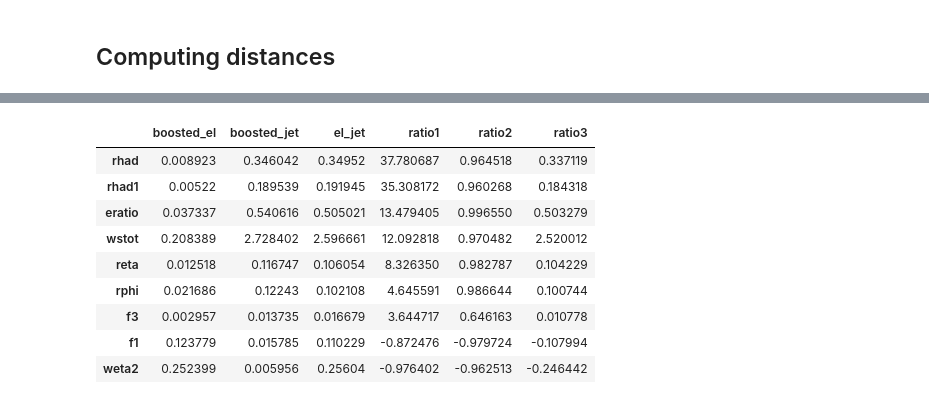
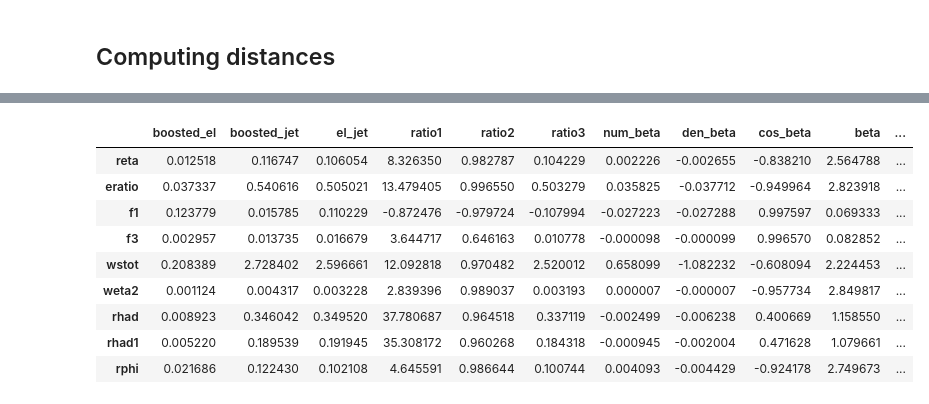
Before and after one commit to lucasbanunes/ringer, a Jupyter notebook: wasserstein_selection.ipynb, the cells around one changed output, grey strips where cells are left out. Saved outputs shown, nothing was run; the diff lists cells and outputs as text; code cells hidden in the pictures.

Commit message:
Finished analysis with wasserstein_selection.ipynb

```diff
--- a/wasserstein_selection.ipynb
+++ b/wasserstein_selection.ipynb
@@ -23,7 +32,7 @@ boosted_path = os.path.join(datapath,
 ## Loading data
 # %%
 basepath = os.path.join('..', '..')
-datapath = os.path.join(basepath, 'x')
+datapath = os.path.join(basepath, 'data')
 var_infos = pd.read_csv(var_info_path, index_col=0, dtype=VAR_INFOS_DTYPES)
 is_ss = var_infos['type'] == 'shower_shape'
 shower_shapes_names =  var_infos.loc[is_ss, 'name'].to_list()
@@ -31,6 +40,7 @@ shower_shapes_cols = var_infos.loc[is_ss & (~var_infos['l2calo'].isnull()), 'l2c
 shower_shapes_cols += var_infos.loc[is_ss & (var_infos['l2calo'].isnull()), 'offline'].to_list()
 shower_shapes = dict(zip(shower_shapes_names, shower_shapes_cols))
 print(f'Selected shower shapes {", " .join(shower_shapes_cols)}')
+var_infos.set_index('name', inplace=True)
 var_infos
 # %% [output]
 Selected shower shapes trig_L2_cl_reta, trig_L2_cl_eratio, trig_L2_cl_f1, trig_L2_cl_f3, trig_L2_cl_wstot, trig_L2_cl_weta2, el_rhad, el_rhad1, el_rphi
@@ -106,7 +117,7 @@ data = {
 # %%
 ss_filters = {
     'f3': lambda x: x,
-    'weta2': lambda x: x[x <= 99],
+    'weta2': lambda x: x[x < 98],
     'reta': lambda x: x,
     'wstot': lambda x: x[x != -9999],
     'eratio': lambda x: x[x < 98],
@@ -116,18 +127,20 @@ ss_filters = {
     'rhad1': lambda x:x
 }
 # %%
-data_combinations = combinations(data.keys(), 2)
-combinations_str = [f'{left}_{right}' for left, right in combinations(data.keys(), 2)]
-wass_distances = pd.DataFrame(index=shower_shapes, columns=combinations_str)
-for ss_name, ss_col in shower_shapes.items():
-    if ss_name != 'weta2':
-        continue
-    for left, right in combinations(data.keys(), 2):
-        logger.info(f'{ss_name}: computing wasserstein_distance({left}, {right})')
-        filter = ss_filters[ss_name]
-        left_data = ss_filters[ss_name](data[left][ss_col])
-        right_data = ss_filters[ss_name](data[right][ss_col])
-        wass_distances.loc[ss_name, f'{left}_{right}'] = wasserstein_distance(left_data, right_data)
-wass_distances.to_csv(os.path.join(datapath, 'wass_distances_v2.csv'))
+out_filepath = os.path.join(datapath, 'wass_distances.csv')
+if os.path.exists(out_filepath):
+    wass_distances = pd.read_csv(out_filepath, index_col=0)
+else:
+    data_combinations = combinations(data.keys(), 2)
+    combinations_str = [f'{left}_{right}' for left, right in combinations(data.keys(), 2)]
+    wass_distances = pd.DataFrame(index=shower_shapes, columns=combinations_str)
+    for ss_name, ss_col in shower_shapes.items():
+        for left, right in combinations(data.keys(), 2):
+            logger.info(f'{ss_name}: computing wasserstein_distance({left}, {right})')
+            filter = ss_filters[ss_name]
+            left_data = ss_filters[ss_name](data[left][ss_col])
+            right_data = ss_filters[ss_name](data[right][ss_col])
+            wass_distances.loc[ss_name, f'{left}_{right}'] = wasserstein_distance(left_data, right_data)
+    wass_distances.to_csv(out_filepath)
 wass_distances
 # %% [output]
@@ -152,16 +157,22 @@ ratio3=lambda x: (x['boosted_jet']-x['boosted_el']))
 # %%
-for ratio, get_ratio in ratios.items():
-    wass_distances[ratio] = wass_distances.apply(get_ratio, axis=1)
-wass_distances.sort_values(by='ratio1', inplace=True, ascending=False)
+wass_distances['ratio1'] = (wass_distances['boosted_jet']-wass_distances['boosted_el'])/wass_distances['boosted_el']
+wass_distances['ratio2'] = (wass_distances['boosted_jet']-wass_distances['boosted_el'])/wass_distances['el_jet']
+wass_distances['ratio3'] = (wass_distances['boosted_jet']-wass_distances['boosted_el'])
+wass_distances['num_beta'] = (wass_distances['boosted_jet'])**2 - \
+    (((wass_distances['el_jet'])**2) + ((wass_distances['boosted_el'])**2))
+wass_distances['den_beta'] = -2*wass_distances['el_jet']*wass_distances['boosted_el']
+wass_distances['cos_beta'] = wass_distances['num_beta']/wass_distances['den_beta']
+wass_distances['beta'] = np.arccos(wass_distances['cos_beta'])
+wass_distances['boosted_height'] = np.sin(wass_distances['beta'])*wass_distances['boosted_el']
 wass_distances
 # %% [output]
-|  | boosted_el | boosted_jet | el_jet | ratio1 | ratio2 | ratio3 |
-| rhad | 0.008923 | 0.346042 | 0.34952 | 37.780687 | 0.964518 | 0.337119 |
-| rhad1 | 0.00522 | 0.189539 | 0.191945 | 35.308172 | 0.960268 | 0.184318 |
-| eratio | 0.037337 | 0.540616 | 0.505021 | 13.479405 | 0.996550 | 0.503279 |
-| wstot | 0.208389 | 2.728402 | 2.596661 | 12.092818 | 0.970482 | 2.520012 |
-| reta | 0.012518 | 0.116747 | 0.106054 | 8.326350 | 0.982787 | 0.104229 |
-| rphi | 0.021686 | 0.12243 | 0.102108 | 4.645591 | 0.986644 | 0.100744 |
-| f3 | 0.002957 | 0.013735 | 0.016679 | 3.644717 | 0.646163 | 0.010778 |
-| f1 | 0.123779 | 0.015785 | 0.110229 | -0.872476 | -0.979724 | -0.107994 |
-| weta2 | 0.252399 | 0.005956 | 0.25604 | -0.976402 | -0.962513 | -0.246442 |
+|  | boosted_el | boosted_jet | el_jet | ratio1 | ratio2 | ratio3 | num_beta | den_beta | cos_beta | beta | ... |
+| reta | 0.012518 | 0.116747 | 0.106054 | 8.326350 | 0.982787 | 0.104229 | 0.002226 | -0.002655 | -0.838210 | 2.564788 | ... |
+| eratio | 0.037337 | 0.540616 | 0.505021 | 13.479405 | 0.996550 | 0.503279 | 0.035825 | -0.037712 | -0.949964 | 2.823918 | ... |
+| f1 | 0.123779 | 0.015785 | 0.110229 | -0.872476 | -0.979724 | -0.107994 | -0.027223 | -0.027288 | 0.997597 | 0.069333 | ... |
+| f3 | 0.002957 | 0.013735 | 0.016679 | 3.644717 | 0.646163 | 0.010778 | -0.000098 | -0.000099 | 0.996570 | 0.082852 | ... |
+| wstot | 0.208389 | 2.728402 | 2.596661 | 12.092818 | 0.970482 | 2.520012 | 0.658099 | -1.082232 | -0.608094 | 2.224453 | ... |
+| weta2 | 0.001124 | 0.004317 | 0.003228 | 2.839396 | 0.989037 | 0.003193 | 0.000007 | -0.000007 | -0.957734 | 2.849817 | ... |
+| rhad | 0.008923 | 0.346042 | 0.349520 | 37.780687 | 0.964518 | 0.337119 | -0.002499 | -0.006238 | 0.400669 | 1.158550 | ... |
+| rhad1 | 0.005220 | 0.189539 | 0.191945 | 35.308172 | 0.960268 | 0.184318 | -0.000945 | -0.002004 | 0.471628 | 1.079661 | ... |
+| rphi | 0.021686 | 0.122430 | 0.102108 | 4.645591 | 0.986644 | 0.100744 | 0.004093 | -0.004429 | -0.924178 | 2.749673 | ... |
```
Also changed, not shown: parts of 8 cells of this notebook.
